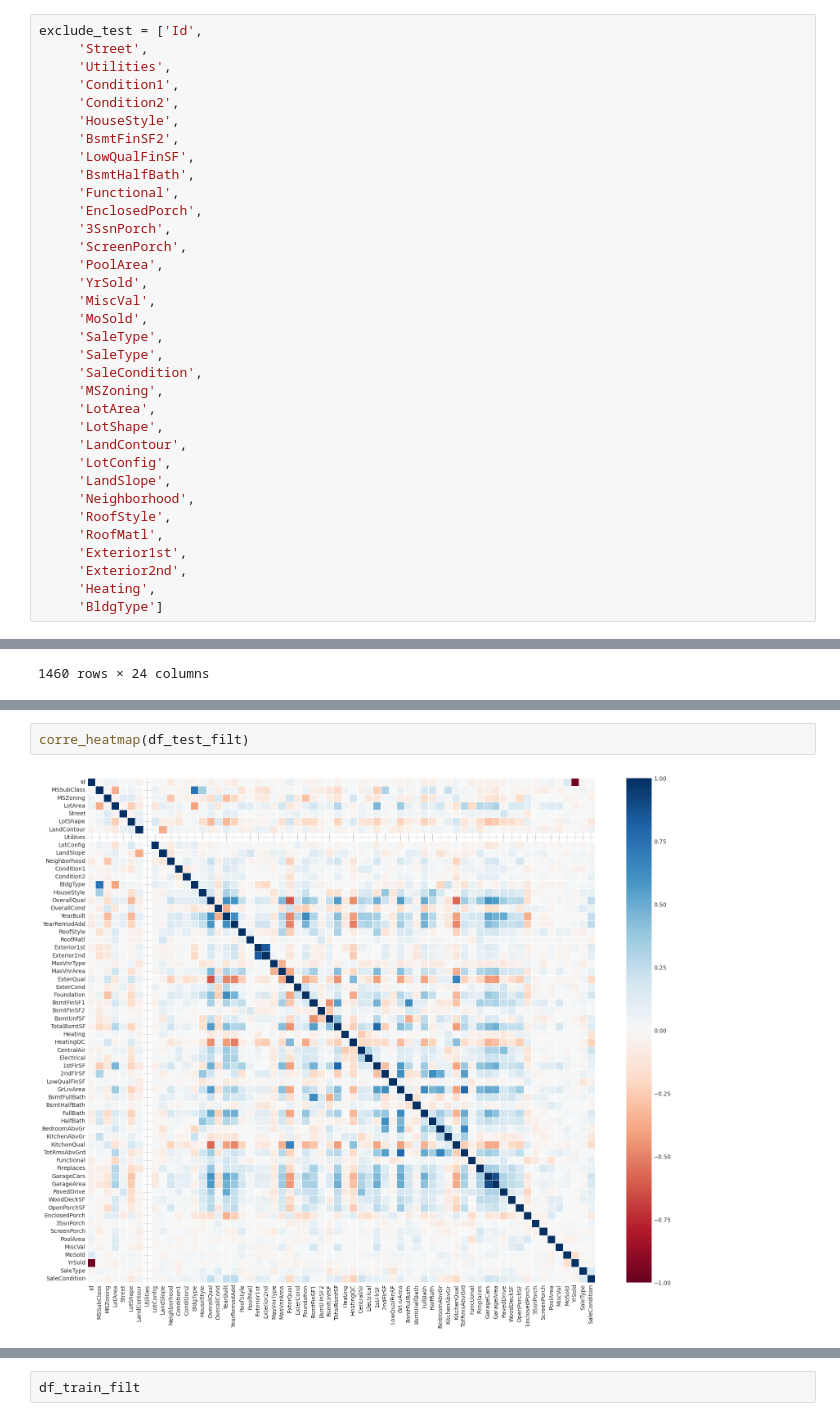
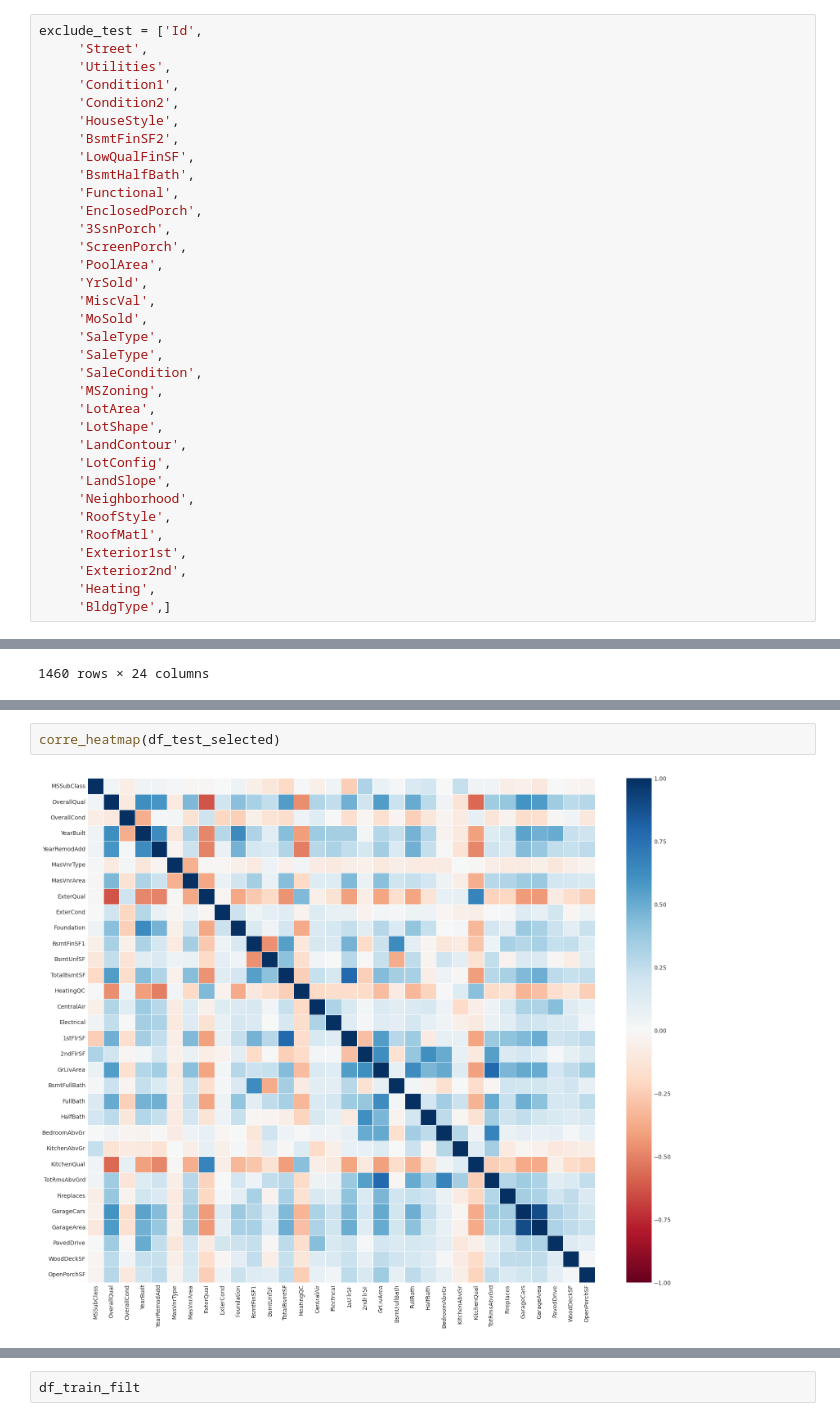
Before and after one commit to yunmokoo/Kaggle_Testing, a Jupyter notebook: housing-price-aug-16.ipynb, the cells around one changed output, grey strips where cells are left out. Saved outputs shown, nothing was run; the diff lists cells and outputs as text.

```diff
--- a/housing-price-aug-16.ipynb
+++ b/housing-price-aug-16.ipynb
@@ -549,5 +553,5 @@ exclude_test = ['Id',
      'Exterior1st',
      'Exterior2nd',
      'Heating',
-     'BldgType']
+     'BldgType',]
 # %%
@@ -597,7 +577,7 @@ df_test_filt
 # %%
-corre_heatmap(df_test_filt)
+corre_heatmap(df_test_selected)
 # %% [output]
-[figure, old version]
+[figure, new version]
 # %%
 columns_only_in_df_train_selected = df_train_selected.columns.difference(df_test_selected.columns)
 print("Columns only in df_train_selected:")
```
Also changed, not shown: parts of 18 cells of this notebook.
